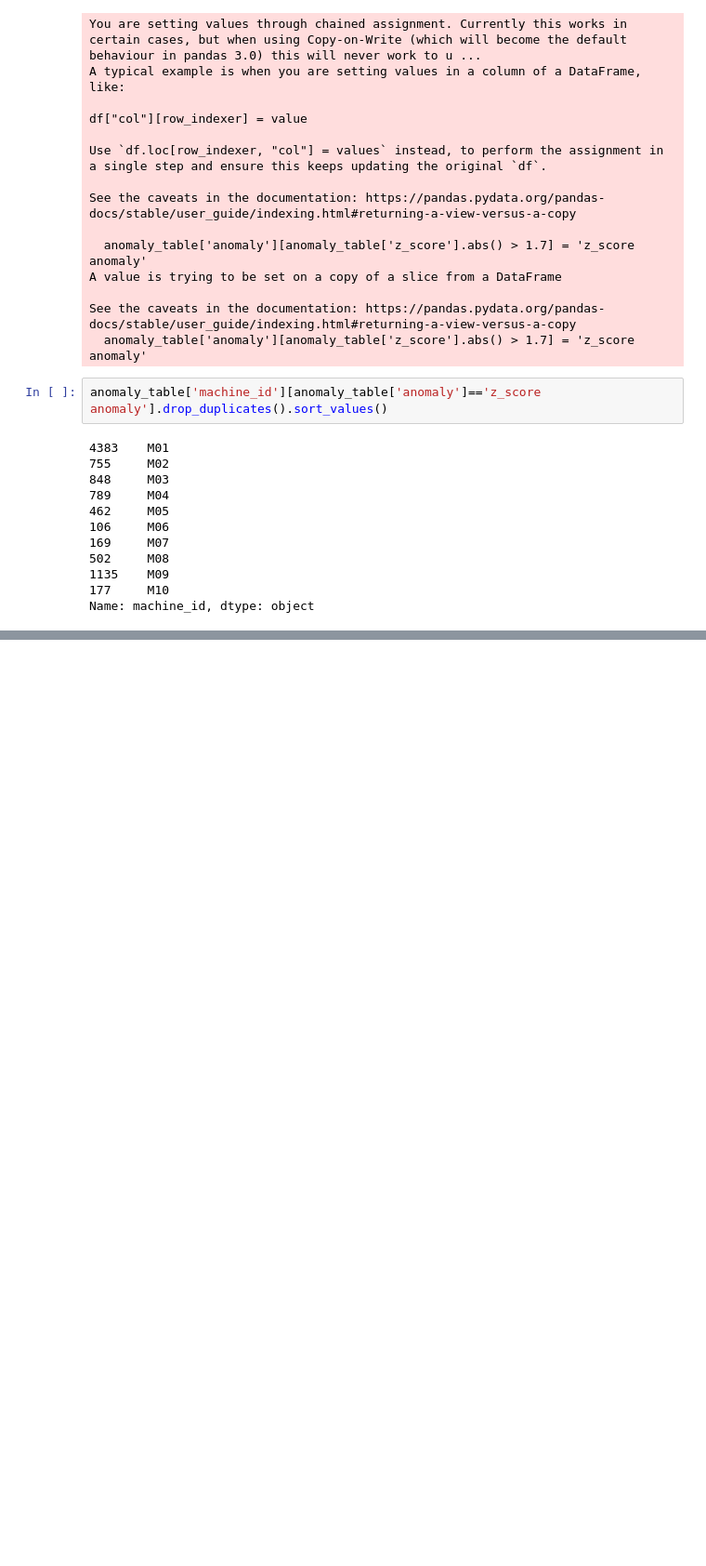
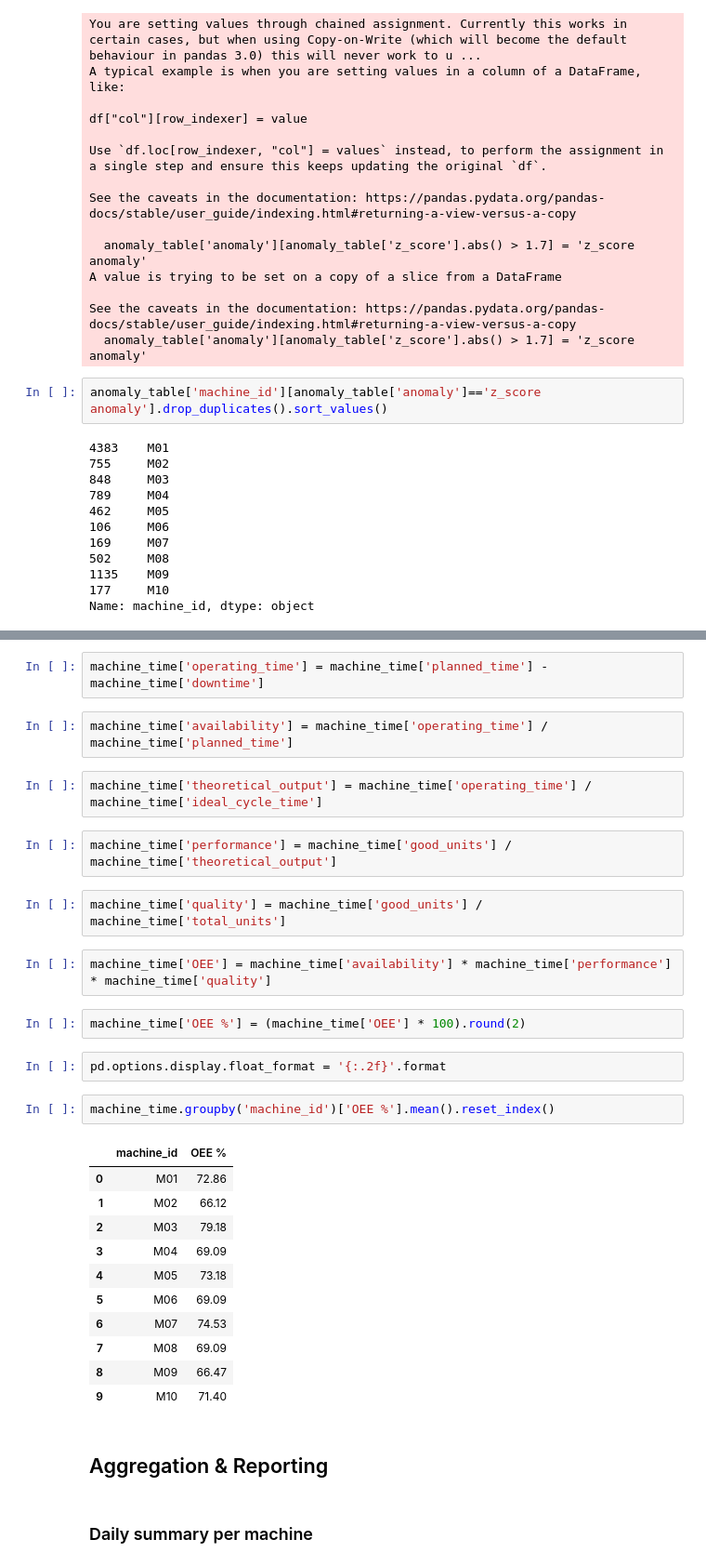
Before and after one commit to sameer99-debug/pandas, a Jupyter notebook: project1.ipynb, the cells around one changed output, grey strips where cells are left out. Shown at 93% size. Drawn from its saved outputs; the diff is of its cells as text; blank space fills up the shorter version.

Commit message:
Till before optional

```diff
--- a/project1.ipynb
+++ b/project1.ipynb
@@ -437,0 +468,34 @@ Name: machine_id, dtype: object
+# %%
+machine_time['operating_time'] = machine_time['planned_time'] - machine_time['downtime']
+# %%
+machine_time['availability'] = machine_time['operating_time'] / machine_time['planned_time']
+# %%
+machine_time['theoretical_output'] = machine_time['operating_time'] / machine_time['ideal_cycle_time']
+# %%
+machine_time['performance'] = machine_time['good_units'] / machine_time['theoretical_output']
+# %%
+machine_time['quality'] = machine_time['good_units'] / machine_time['total_units']
+# %%
+machine_time['OEE'] = machine_time['availability'] * machine_time['performance'] * machine_time['quality']
+# %%
+machine_time['OEE %'] = (machine_time['OEE'] * 100).round(2)
+# %%
+pd.options.display.float_format = '{:.2f}'.format
+# %%
+machine_time.groupby('machine_id')['OEE %'].mean().reset_index()
+# %% [output]
+|  | machine_id | OEE % |
+| 0 | M01 | 72.86 |
+| 1 | M02 | 66.12 |
+| 2 | M03 | 79.18 |
+| 3 | M04 | 69.09 |
+| 4 | M05 | 73.18 |
+| 5 | M06 | 69.09 |
+| 6 | M07 | 74.53 |
+| 7 | M08 | 69.09 |
+| 8 | M09 | 66.47 |
+| 9 | M10 | 71.40 |
+# %% [markdown]
+## Aggregation & Reporting
+# %% [markdown]
+### Daily summary per machine
```
Also changed, not shown: parts of 21 cells of this notebook, 1 other file.
